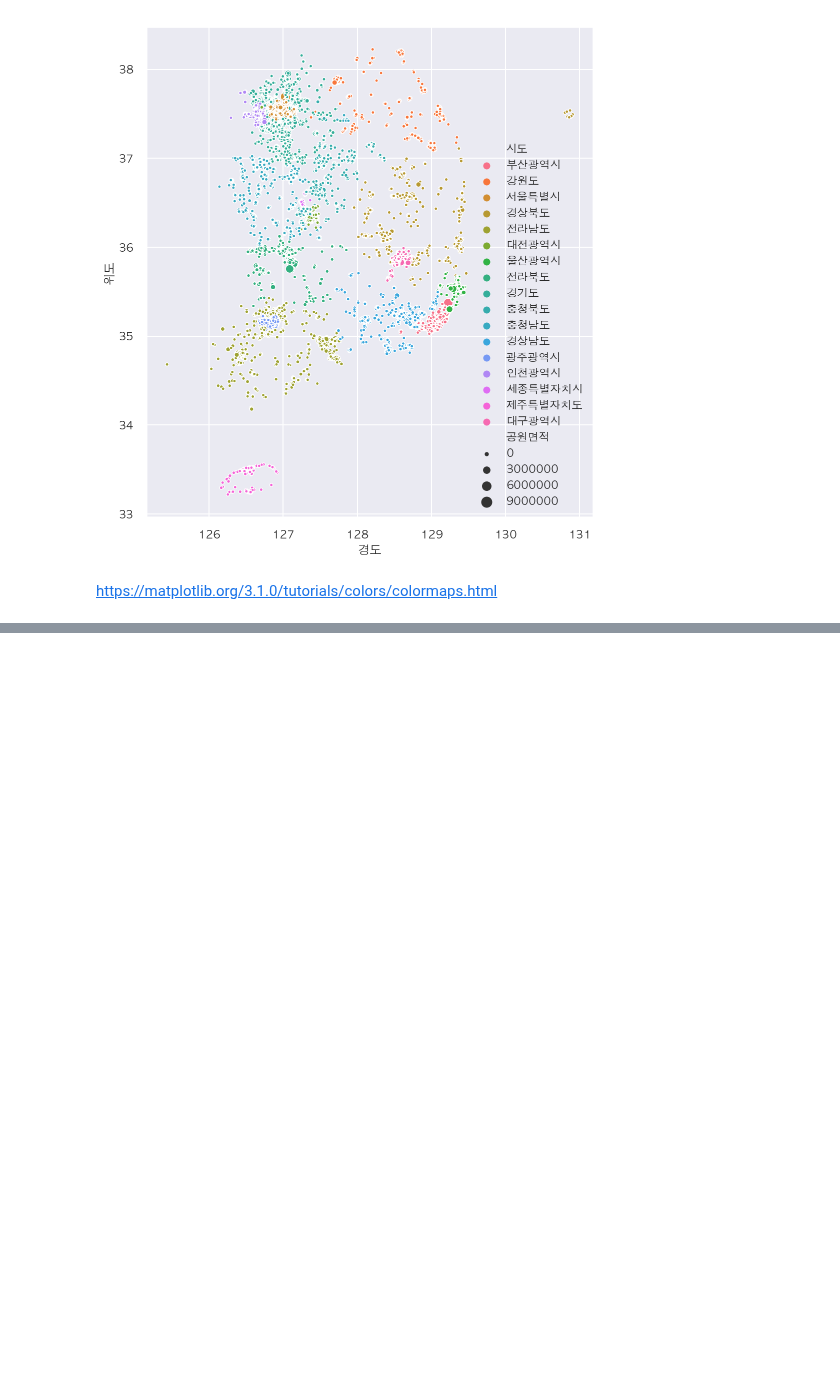
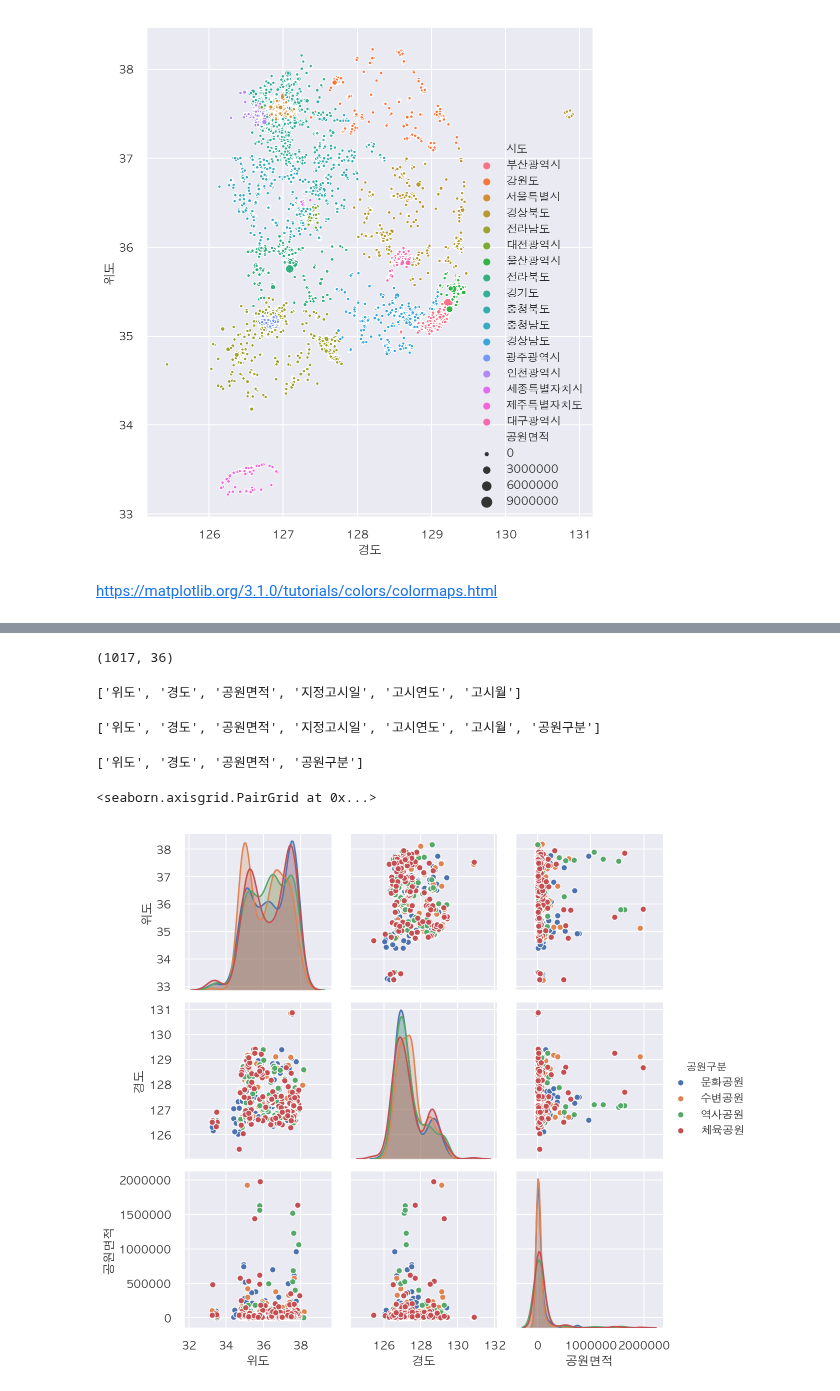
Before and after one commit to neverlish/Learned, a Jupyter notebook: data/inflearn-public-data-python/05-park.ipynb, the cells around one changed output, grey strips where cells are left out. Cells and saved outputs as stored; diff of their text form; code cells hidden in the pictures; blank space fills up the shorter version.

Commit message:
5 - 19 리스트 추가, 제거와 pairplot 으로 서브플롯 쉽게 그리기

```diff
--- a/data/inflearn-public-data-python/05-park.ipynb
+++ b/data/inflearn-public-data-python/05-park.ipynb
@@ -1189,0 +1208,45 @@ sns.countplot(data=df, y='시도', order=city_count.index, palette='Greens_r')
+# %%
+# str.match를 통해 특정 텍스트가 들어가는 공원만 가져오기
+# ".*"는 앞뒤로 어떤 문자가 등장하든 상관없다는 의미입니다.
+# 따라서 아래의 정규표현식 대신 r'(역사|체육|수변|문화)공원'를 사용해도 똑같이 동작합니다.
+park_type = r'.*((역사|체육|수변|문화)공원).*'
+
+park = df[df['공원구분'].str.match(park_type)]
+park.shape
+# %% [output]
+(1017, 36)
+# %%
+# 위에서 정의한 var_numbers 라는 변수를 가져와 출력해 봅니다.
+
+var_numbers
+# %% [output]
+['위도', '경도', '공원면적', '지정고시일', '고시연도', '고시월']
+# %%
+# 리스트 다루기 - var_pair 라는 변수에 리스트를 만들어서 값을 추가하고 삭제해 봅니다.
+# 기존 리스트에 "공원구분" 원소 추가하기 "공원구분"에 따라 색상을 다르게 표현해 보기 위함
+# var_pair 라는 변수에 담습니다.
+
+var_pair = var_numbers
+var_pair.append("공원구분")
+var_pair
+# %% [output]
+['위도', '경도', '공원면적', '지정고시일', '고시연도', '고시월', '공원구분']
+# %%
+# 기존 리스트의 원소를 제거하기 - '지정고시일', '고시연도', '고시월'
+# 제거 한 후 다시 제거하려고 하면 다음과 같은 오류가 발생할 수 있습니다.
+# ValueError: list.remove(x): x not in list
+
+var_pair.remove("지정고시일")
+var_pair.remove("고시연도")
+var_pair.remove("고시월")
+
+var_pair
+# %% [output]
+['위도', '경도', '공원면적', '공원구분']
+# %%
+# 위에서 가져온 var_pair 라는 변수에 담긴 리스트에 있는 컬럼을 사용해 pairplot을 그립니다.
+
+sns.pairplot(park[var_pair], hue='공원구분')
+# %% [output]
+<seaborn.axisgrid.PairGrid at 0x...>
+[figure, added]
```
Also changed, not shown: parts of 3 cells of this notebook.
